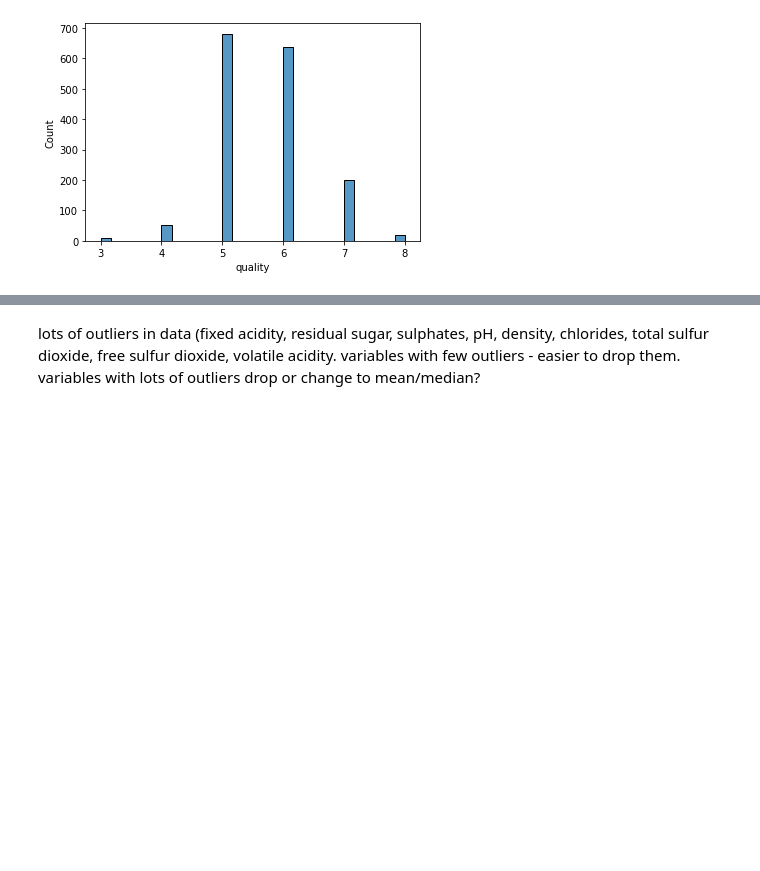
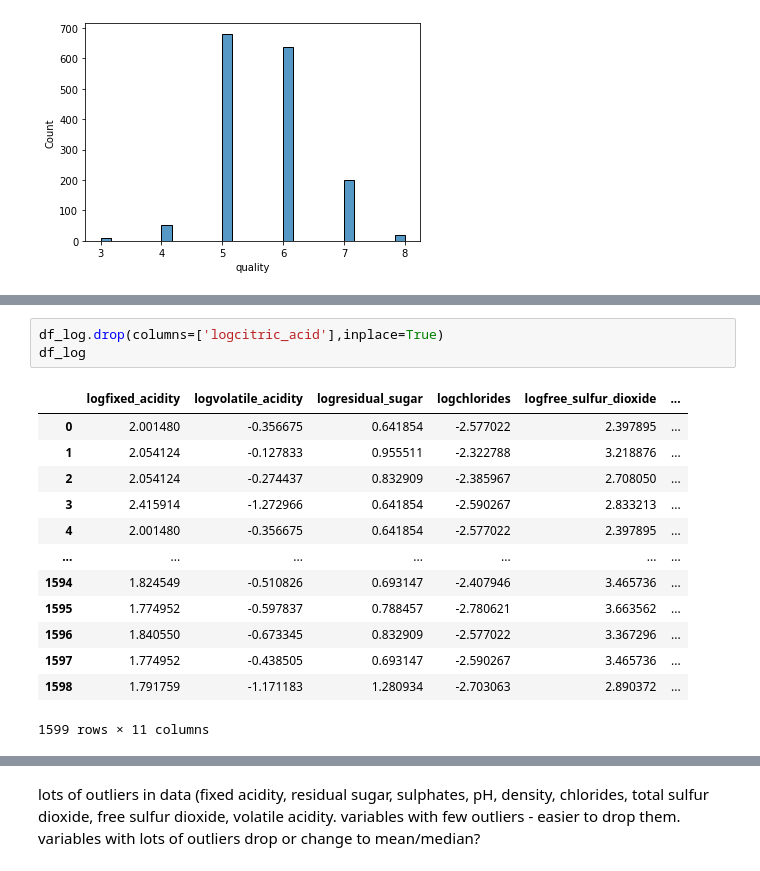
Before and after one commit to klsalcedo/red_wine_analysis, a Jupyter notebook: data_cleaning.ipynb, the cells around one changed output, grey strips where cells are left out. Saved outputs shown, nothing was run; the diff lists cells and outputs as text; blank space fills up the shorter version.

```diff
--- a/data_cleaning.ipynb
+++ b/data_cleaning.ipynb
@@ -90,0 +118,17 @@ for columns in df:
+# %%
+df_log.drop(columns=['logcitric_acid'],inplace=True)
+df_log
+# %% [output]
+|  | logfixed_acidity | logvolatile_acidity | logresidual_sugar | logchlorides | logfree_sulfur_dioxide | ... |
+| 0 | 2.001480 | -0.356675 | 0.641854 | -2.577022 | 2.397895 | ... |
+| 1 | 2.054124 | -0.127833 | 0.955511 | -2.322788 | 3.218876 | ... |
+| 2 | 2.054124 | -0.274437 | 0.832909 | -2.385967 | 2.708050 | ... |
+| 3 | 2.415914 | -1.272966 | 0.641854 | -2.590267 | 2.833213 | ... |
+| 4 | 2.001480 | -0.356675 | 0.641854 | -2.577022 | 2.397895 | ... |
+| ... | ... | ... | ... | ... | ... | ... |
+| 1594 | 1.824549 | -0.510826 | 0.693147 | -2.407946 | 3.465736 | ... |
+| 1595 | 1.774952 | -0.597837 | 0.788457 | -2.780621 | 3.663562 | ... |
+| 1596 | 1.840550 | -0.673345 | 0.832909 | -2.577022 | 3.367296 | ... |
+| 1597 | 1.774952 | -0.438505 | 0.693147 | -2.590267 | 3.465736 | ... |
+| 1598 | 1.791759 | -1.171183 | 1.280934 | -2.703063 | 2.890372 | ... |
+1599 rows × 11 columns
```
Also changed, not shown: parts of 10 cells of this notebook.
